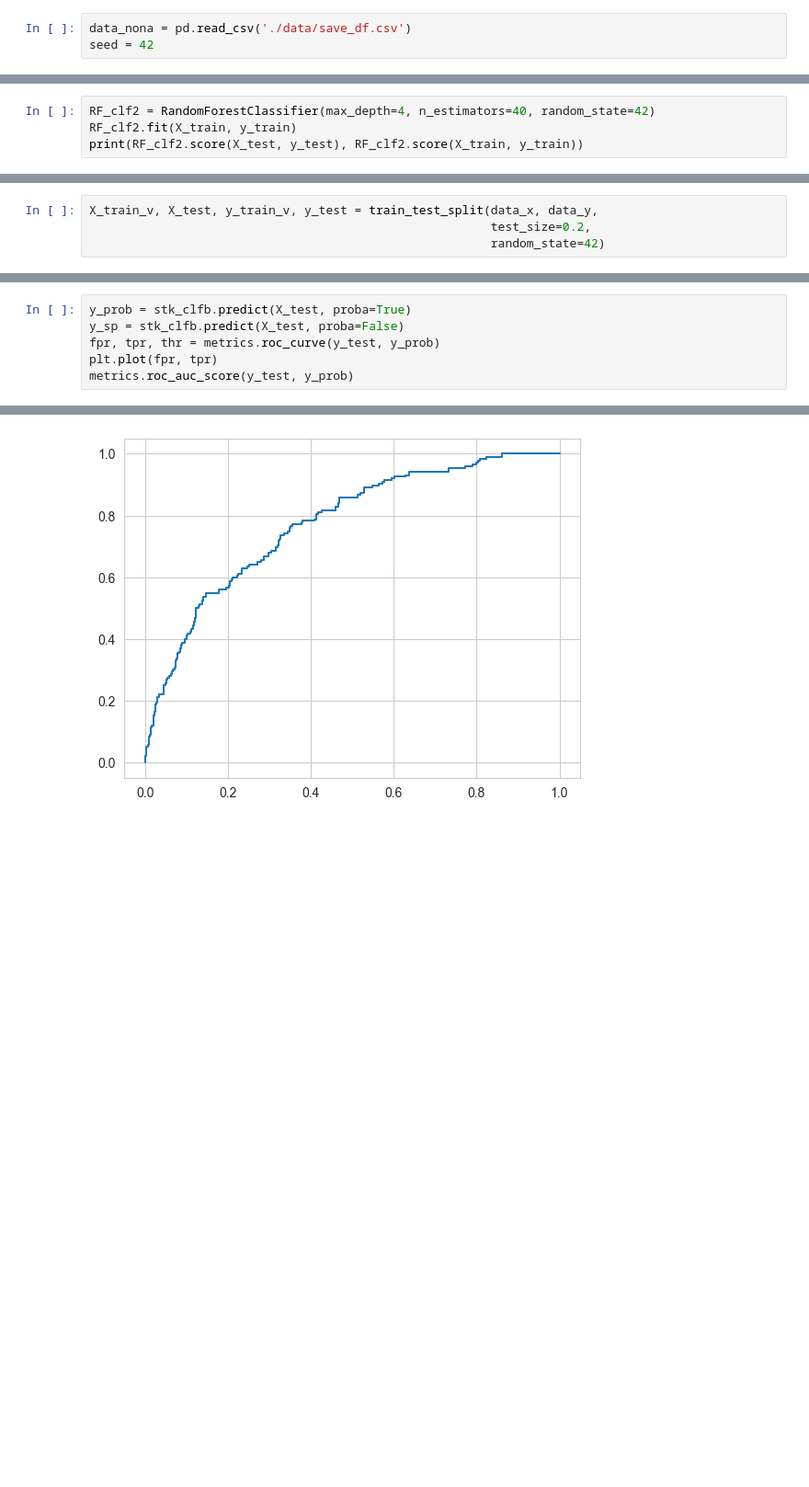
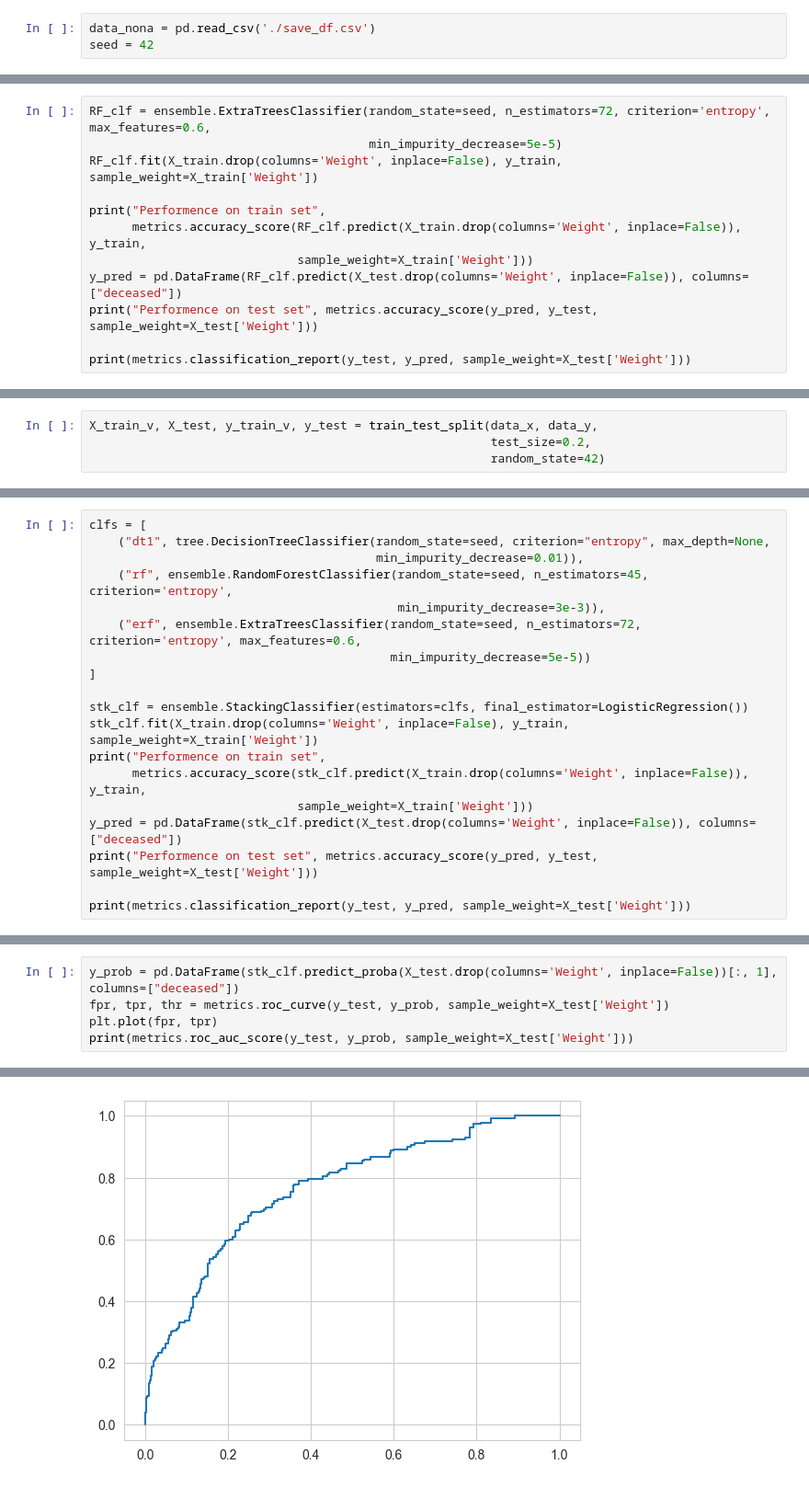
Before and after one commit to yiang-li/Predicting-Mortality-Machine-Learning, a Jupyter notebook: code.ipynb, the cells around one changed output, grey strips where cells are left out. Shown at 92% size. Saved outputs shown, nothing was run; the diff lists cells and outputs as text; blank space fills up the shorter version.

```diff
--- a/code.ipynb
+++ b/code.ipynb
@@ -282,6 +282,6 @@ plt.show()
 # %% [markdown]
 ## Decision Tree
 # %%
-data_nona = pd.read_csv('./data/save_df.csv')
+data_nona = pd.read_csv('./save_df.csv')
 seed = 42
 # %%
@@ -345,4 +501,0 @@ print(RF_clf2.score(X_test, y_test), RF_clf2.score(X_train, y_train))
-# %%
-RF_clf2 = RandomForestClassifier(max_depth=4, n_estimators=40, random_state=42)
-RF_clf2.fit(X_train, y_train)
-print(RF_clf2.score(X_test, y_test), RF_clf2.score(X_train, y_train))
@@ -366,0 +564,12 @@ graph.render("rf1_nshap")
+# %%
+RF_clf = ensemble.ExtraTreesClassifier(random_state=seed, n_estimators=72, criterion='entropy', max_features=0.6,
+                                       min_impurity_decrease=5e-5)
+RF_clf.fit(X_train.drop(columns='Weight', inplace=False), y_train, sample_weight=X_train['Weight'])
+
+print("Performence on train set",
+      metrics.accuracy_score(RF_clf.predict(X_train.drop(columns='Weight', inplace=False)), y_train,
+                             sample_weight=X_train['Weight']))
+y_pred = pd.DataFrame(RF_clf.predict(X_test.drop(columns='Weight', inplace=False)), columns=["deceased"])
+print("Performence on test set", metrics.accuracy_score(y_pred, y_test, sample_weight=X_test['Weight']))
+
+print(metrics.classification_report(y_test, y_pred, sample_weight=X_test['Weight']))
@@ -508,0 +608,19 @@ Best performence at 42 0.7495826377295493
+# %%
+clfs = [
+    ("dt1", tree.DecisionTreeClassifier(random_state=seed, criterion="entropy", max_depth=None,
+                                        min_impurity_decrease=0.01)),
+    ("rf", ensemble.RandomForestClassifier(random_state=seed, n_estimators=45, criterion='entropy',
+                                           min_impurity_decrease=3e-3)),
+    ("erf", ensemble.ExtraTreesClassifier(random_state=seed, n_estimators=72, criterion='entropy', max_features=0.6,
+                                          min_impurity_decrease=5e-5))
+]
+
+stk_clf = ensemble.StackingClassifier(estimators=clfs, final_estimator=LogisticRegression())
+stk_clf.fit(X_train.drop(columns='Weight', inplace=False), y_train, sample_weight=X_train['Weight'])
+print("Performence on train set",
+      metrics.accuracy_score(stk_clf.predict(X_train.drop(columns='Weight', inplace=False)), y_train,
+                             sample_weight=X_train['Weight']))
+y_pred = pd.DataFrame(stk_clf.predict(X_test.drop(columns='Weight', inplace=False)), columns=["deceased"])
+print("Performence on test set", metrics.accuracy_score(y_pred, y_test, sample_weight=X_test['Weight']))
+
+print(metrics.classification_report(y_test, y_pred, sample_weight=X_test['Weight']))
@@ -509,7 +638,6 @@ Best performence at 42 0.7495826377295493
 # %%
-y_prob = stk_clfb.predict(X_test, proba=True)
-y_sp = stk_clfb.predict(X_test, proba=False)
-fpr, tpr, thr = metrics.roc_curve(y_test, y_prob)
+y_prob = pd.DataFrame(stk_clf.predict_proba(X_test.drop(columns='Weight', inplace=False))[:, 1], columns=["deceased"])
+fpr, tpr, thr = metrics.roc_curve(y_test, y_prob, sample_weight=X_test['Weight'])
 plt.plot(fpr, tpr)
-metrics.roc_auc_score(y_test, y_prob)
+print(metrics.roc_auc_score(y_test, y_prob, sample_weight=X_test['Weight']))
 # %% [output]
@@ -517 +645 @@ metrics.roc_auc_score(y_test, y_prob)
-[figure, old version]
+[figure, new version]
```
Also changed, not shown: parts of 49 cells of this notebook, 1 other file.
